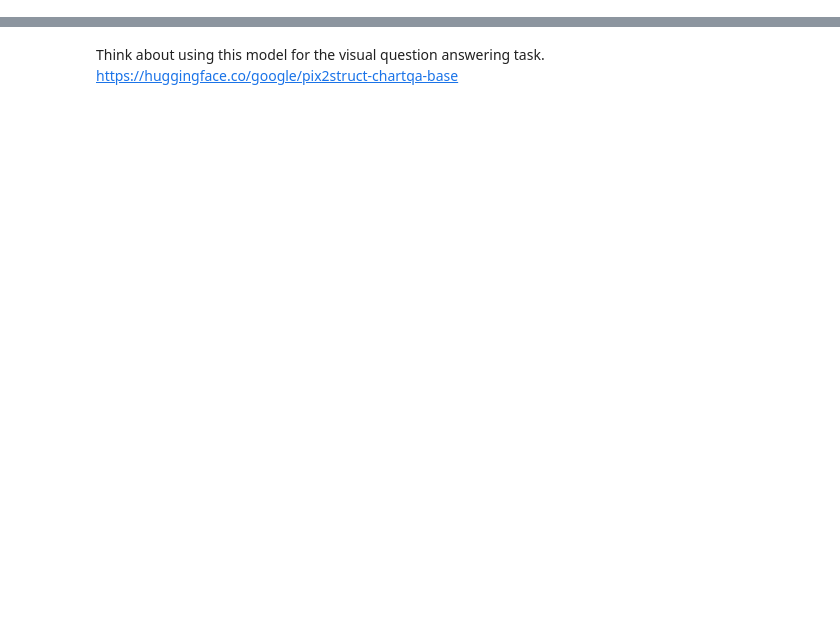
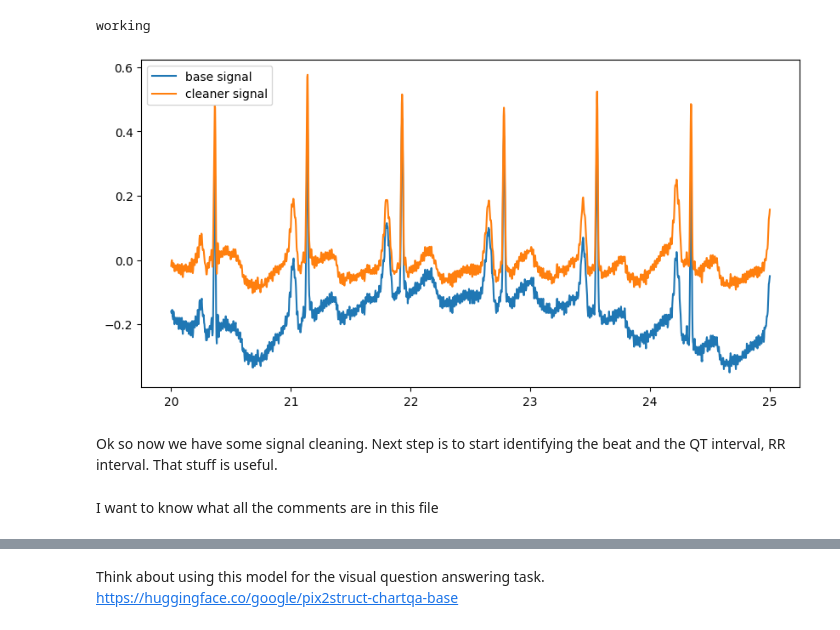
Before and after one commit to nuEGil/NotesOnTextTasks, a Jupyter notebook: CardiacSignalsStuff.ipynb, the cells around one changed output, grey strips where cells are left out. Cells and saved outputs as stored; diff of their text form; code cells hidden in the pictures; blank space fills up the shorter version.

```diff
--- a/CardiacSignalsStuff.ipynb
+++ b/CardiacSignalsStuff.ipynb
@@ -131,0 +154,44 @@ Now we have something that can just open signal files. we probably want some den
+# %%
+# program signal denoising and interval detectors here.
+def NoiseReduction(signals_, fields_, T1 = 1, t_win = 5, fs= 320):
+    fs = 0+fields_['fs']
+    T2 = t_win + T1
+    time_ = np.linspace(T1,T2, t_win*fs)
+    print('working ')
+    # parameters for initial band pass filtering
+    cut_args={
+              'smp_rate' : fs, # sampling rate
+              'lp_pass' : 80, # low pass filter pass band
+              'lp_stop' : 90, # low pas filter stop band
+              'hp_pass' : 0.75, # high pass filter pass band
+              'hp_stop' : 0.01, # high pass filter stop band
+              'sb_att' : 210, # stop band attenuation
+             }
+    # leaving filter design components in place
+    nyq_rate = cut_args['smp_rate']/2
+    lbord,lwn = scisig.cheb2ord(wp = cut_args['lp_pass']/nyq_rate, ws =cut_args['lp_stop']/nyq_rate, gpass = .1, gstop = cut_args['sb_att'])
+    # High pass filter stop at 0.1Hz, and pass at 1Hz
+    hbord,hwn = scisig.cheb2ord(wp = cut_args['hp_pass']/nyq_rate, ws = cut_args['hp_stop']/nyq_rate, gpass = .1, gstop = cut_args['sb_att'])
+
+    lb,la = scisig.cheby2(N = lbord, rs = cut_args['sb_att'], Wn = lwn,
+                          btype = 'lowpass', output ='ba')
+
+    hb,ha = scisig.cheby2(N = hbord, rs = cut_args['sb_att'], Wn = hwn,
+                          btype = 'highpass', output ='ba')
+
+    # right now we only get one signals
+    fdat = scisig.filtfilt(lb, la, signals_[:,0])
+    fdat = scisig.filtfilt(hb, ha,fdat)
+
+    plt.figure(figsize=(10, 5))
+    plt.plot(time_, signals_[fs*T1:fs*T2,0], label = 'base signal')
+    plt.plot(time_, fdat[fs*T1:fs*T2], label = 'cleaner signal')
+    plt.legend()
+    plt.show()
+# now just rewrite this to dump the cleaner signal
+NoiseReduction(signals_, fields_, T1 = 20)
+
+# median filter and call it to get rid of the little noise peaks
+# %% [output]
+working
+[figure, added]
@@ -131,0 +200,4 @@ Now we have something that can just open signal files. we probably want some den
+# %% [markdown]
+Ok so now we have some signal cleaning. Next step is to start identifying the beat and the QT interval, RR interval. That stuff is useful.
+# %% [markdown]
+I want to know what all the comments are in this file
```
Also changed, not shown: parts of 13 cells of this notebook.
